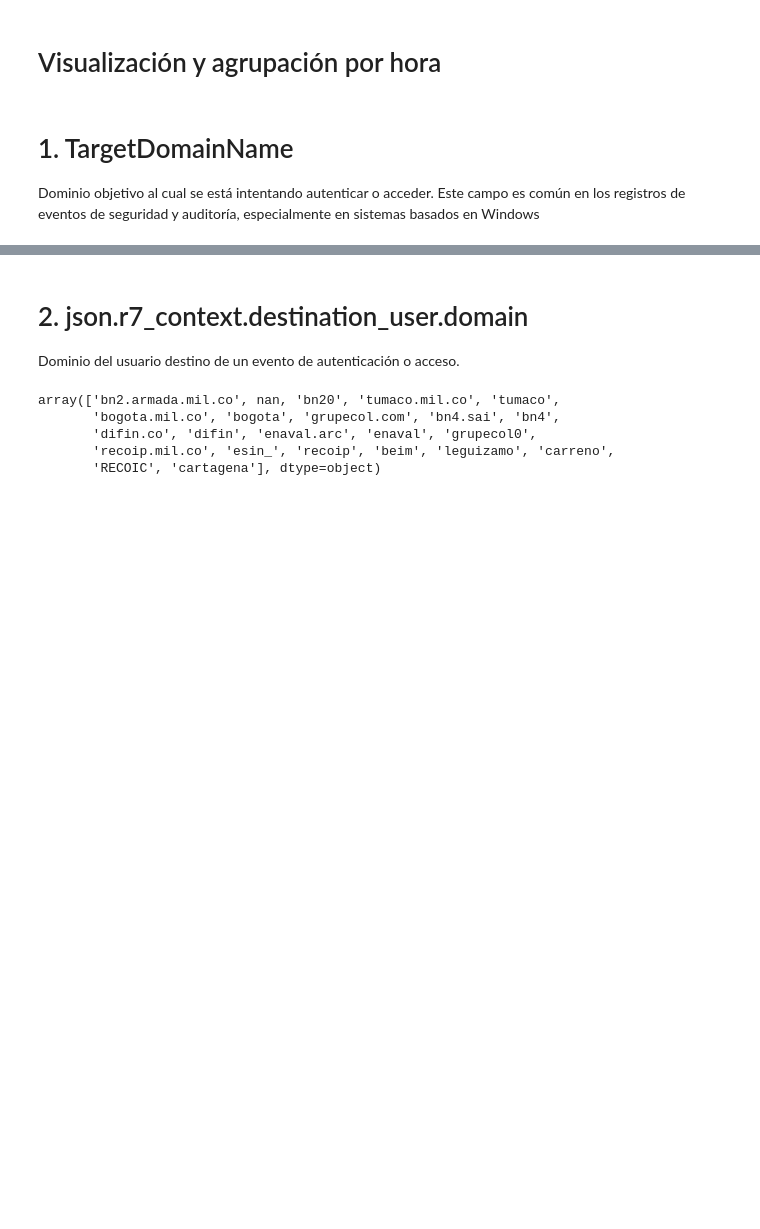
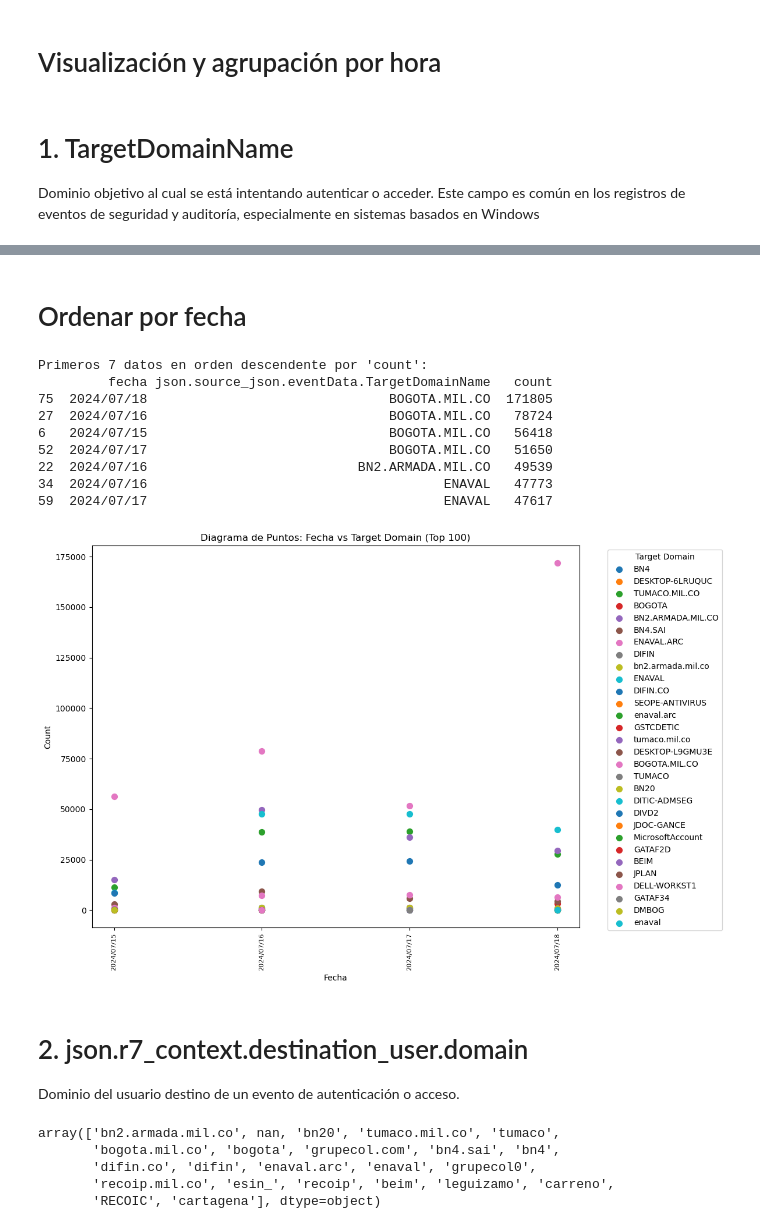
Before and after one commit to YasminGarcia1210/MAESTRIA_DATOS, a Jupyter notebook: TRABAJOGRADO#1/CUADERNOS/ASSET AUTHENTICA NEW.ipynb, the cells around one changed output, grey strips where cells are left out. Drawn from its saved outputs; the diff is of its cells as text; code cells hidden in the pictures; blank space fills up the shorter version.

```diff
--- a/TRABAJOGRADO#1/CUADERNOS/ASSET AUTHENTICA NEW.ipynb
+++ b/TRABAJOGRADO#1/CUADERNOS/ASSET AUTHENTICA NEW.ipynb
@@ -56,3 +56,51 @@ plt.show()
+# %% [markdown]
+# Ordenar por fecha
+# %%
+import pandas as pd
+import matplotlib.pyplot as plt
+
+# 1. Agrupar y contar ocurrencias
+df_agrupado = df.groupby(['fecha', 'json.source_json.eventData.TargetDomainName']).size().reset_index(name='count')
+
+# Filtrar filas donde 'json.source_json.eventData.TargetDomainName' no es '.'
+df_agrupado = df_agrupado[df_agrupado['json.source_json.eventData.TargetDomainName'] != '.']
+
+# Ordenar df_agrupado por la columna 'count' en orden descendente
+df_agrupado = df_agrupado.sort_values(by='count', ascending=False)
+
+# Seleccionar los primeros 100 registros
+top_100 = df_agrupado.head(100).sort_values(by='fecha')
+
+# Mostrar los primeros 7 datos en orden descendente por 'count'
+print("Primeros 7 datos en orden descendente por 'count':")
+print(top_100.sort_values(by='count', ascending=False).head(7))
+
+# Crear el diagrama de puntos
+plt.figure(figsize=(12, 8))
+
+# Graficar cada 'json.source_json.eventData.TargetDomainName' individualmente como puntos
+for address in top_100['json.source_json.eventData.TargetDomainName'].unique():
+    subset = top_100[top_100['json.source_json.eventData.TargetDomainName'] == address]
+    plt.scatter(subset['fecha'], subset['count'], label=address, s=50)  # s controla el tamaño de los puntos
+
+plt.xlabel('Fecha')
+plt.ylabel('Count')
+plt.title('Diagrama de Puntos: Fecha vs Target Domain (Top 100)')
+plt.legend(title='Target Domain', bbox_to_anchor=(1.05, 1), loc='upper left')
+plt.xticks(rotation=90, fontsize=8)  # Ajusta el tamaño de la fuente según sea necesario
+plt.tight_layout()
+plt.show()
+# %% [output]
+Primeros 7 datos en orden descendente por 'count':
+         fecha json.source_json.eventData.TargetDomainName   count
+75  2024/07/18                               BOGOTA.MIL.CO  171805
+27  2024/07/16                               BOGOTA.MIL.CO   78724
+6   2024/07/15                               BOGOTA.MIL.CO   56418
+52  2024/07/17                               BOGOTA.MIL.CO   51650
+22  2024/07/16                           BN2.ARMADA.MIL.CO   49539
+34  2024/07/16                                      ENAVAL   47773
+59  2024/07/17                                      ENAVAL   47617
+[figure, added]
 # %% [markdown]
 # 2. json.r7_context.destination_user.domain
 Dominio del usuario destino de un evento de autenticación o acceso.
```
Also changed, not shown: parts of 11 cells of this notebook.
